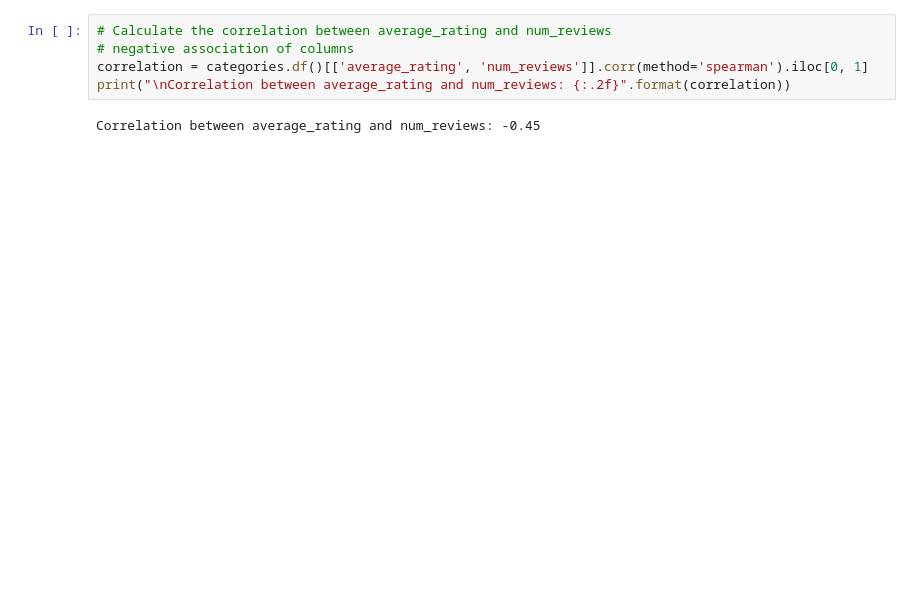
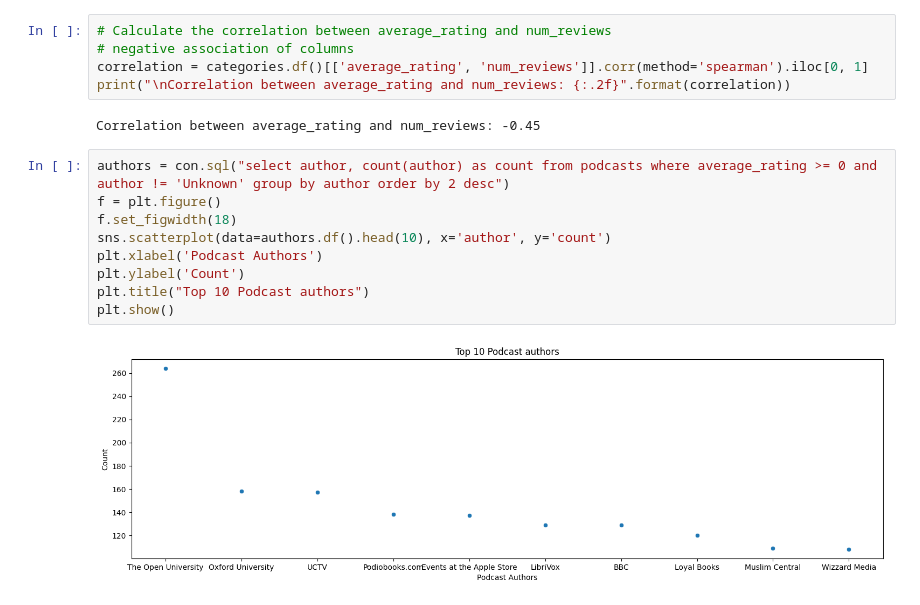
Before and after one commit to joshgeller05/DSCI-591, a Jupyter notebook: python/eda_notebook.ipynb, the cells around one changed output. Drawn from its saved outputs; the diff is of its cells as text; blank space fills up the shorter version.

Commit message:
more data, groupings

```diff
--- a/python/eda_notebook.ipynb
+++ b/python/eda_notebook.ipynb
@@ -397,3 +417,14 @@ correlation = categories.df()[['average_rating', 'num_reviews']].corr(method='sp
 print("\nCorrelation between average_rating and num_reviews: {:.2f}".format(correlation))
 # %% [output]
 Correlation between average_rating and num_reviews: -0.45
+# %%
+authors = con.sql("select author, count(author) as count from podcasts where average_rating >= 0 and author != 'Unknown' group by author order by 2 desc")
+f = plt.figure()
+f.set_figwidth(18)
+sns.scatterplot(data=authors.df().head(10), x='author', y='count')
+plt.xlabel('Podcast Authors')
+plt.ylabel('Count')
+plt.title("Top 10 Podcast authors")
+plt.show()
+# %% [output]
+[figure, added]
```
Also changed, not shown: parts of 10 cells of this notebook.
